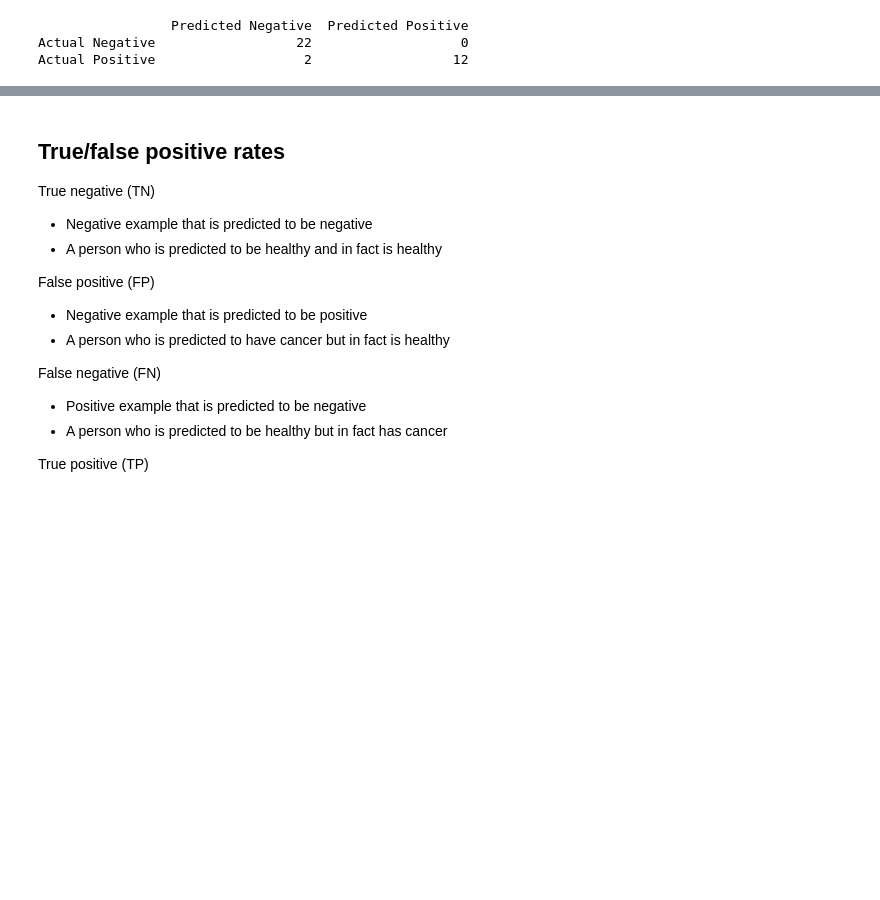
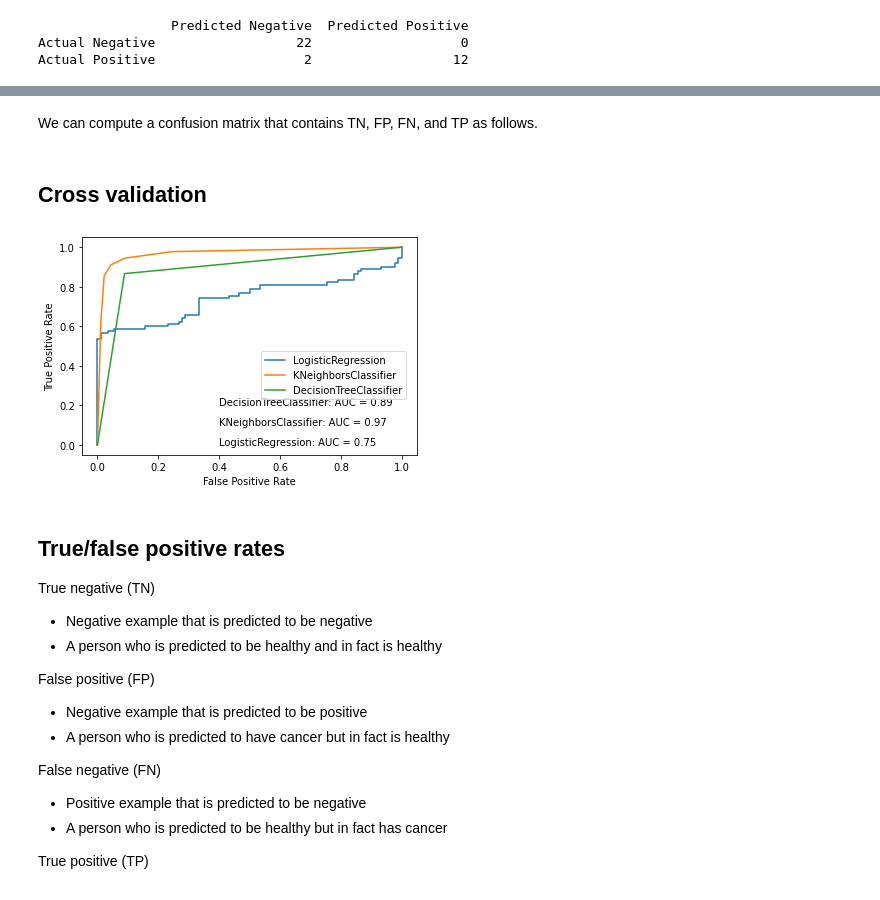
Before and after one commit to yueliyl/gec_intro2ml, a Jupyter notebook: ModelEvaluation.ipynb, the cells around one changed output, grey strips where cells are left out. Drawn from its saved outputs; the diff is of its cells as text; code cells hidden in the pictures; blank space fills up the shorter version.

```diff
--- a/ModelEvaluation.ipynb
+++ b/ModelEvaluation.ipynb
@@ -247,0 +252,18 @@ plt.savefig("training_validation_testing.png",bbox_inches='tight', dpi=300)
+# %%
+from sklearn.metrics import roc_curve, roc_auc_score
+
+knn = KNeighborsClassifier() # create a KNN object (OOP)
+knn.fit(X_train, y_train)
+# column 0 is healthy
+# column 1 is cancer
+y_test_prob = knn.predict_proba(X_test)[:,1]
+fpr, tpr, thresholds = roc_curve(y_test, y_test_prob)
+roc_auc = roc_auc_score(y_test, y_test_prob)
+
+plt.clf()
+plt.plot(fpr, tpr, "b-", lw=2, label="AUROC = %0.2f"%roc_auc)
+plt.xlabel('False Positive Rate')
+plt.ylabel('True Positive Rate')
+plt.title('ROC in predicting cancer')
+plt.legend(loc="best")
+plt.savefig("roc_curve.png",bbox_inches='tight', dpi=300)
@@ -248,3 +272,61 @@ plt.savefig("training_validation_testing.png",bbox_inches='tight', dpi=300)
+# %% [markdown]
+We can compute a confusion matrix that contains TN, FP, FN, and TP as follows.
+# %% [markdown]
+## Cross validation
+# %%
+from sklearn.linear_model import LogisticRegression
+from sklearn.tree import DecisionTreeClassifier
+from sklearn.neighbors import KNeighborsClassifier
+from sklearn.model_selection import KFold
+
+
+def cross_validate(model, X_input, Y_output):
+    kf = KFold(n_splits=5, random_state=1, shuffle=True)
+    true_labels = np.array([0] * X_input.shape[0])
+    pred_scores = np.array([0.0] * X_input.shape[0])
+    for train_index, test_index in kf.split(X_input):
+        model.fit(X_input[train_index], Y_output[train_index])
+        true_labels[test_index] = Y_output[test_index]
+        pred_scores[test_index] = model.predict_proba(X_input[test_index])[:,1]
+    return true_labels, pred_scores
+
+
+### Method comparison ###
+models = [LogisticRegression(),
+          KNeighborsClassifier(),
+          DecisionTreeClassifier()]
+
+perf = {}
+
+for model in models:
+    model_name = type(model).__name__
+    # print(model_name)
+    label,pred = cross_validate(model, X, y)
+    fpr, tpr, _ = roc_curve(label, pred)
+    auc = roc_auc_score(label, pred)
+    perf[model_name] = {'fpr':fpr,'tpr':tpr,'auc':auc}
+
+
+fig = plt.figure()
+
+import matplotlib.pyplot as plt
+
+i = 0
+for model_name, model_perf in perf.items():
+    plt.plot(model_perf['fpr'], model_perf['tpr'],
+             label=model_name)
+    plt.text(0.4, i, model_name + ': AUC = '+
+             str(round(model_perf['auc'],2)))
+    i += 0.1
+
+plt.legend(loc='upper center',
+           bbox_to_anchor=(0.75, 0.5))
+plt.xlabel("False Positive Rate")
+plt.ylabel("True Positive Rate")
+
+plt.savefig('roc_multimethods.png', bbox_inches='tight', dpi=300)
+# %% [output]
+[figure, added]
 # %% [markdown]
 ## True/false positive rates
 
```
Also changed, not shown: parts of 14 cells of this notebook.
